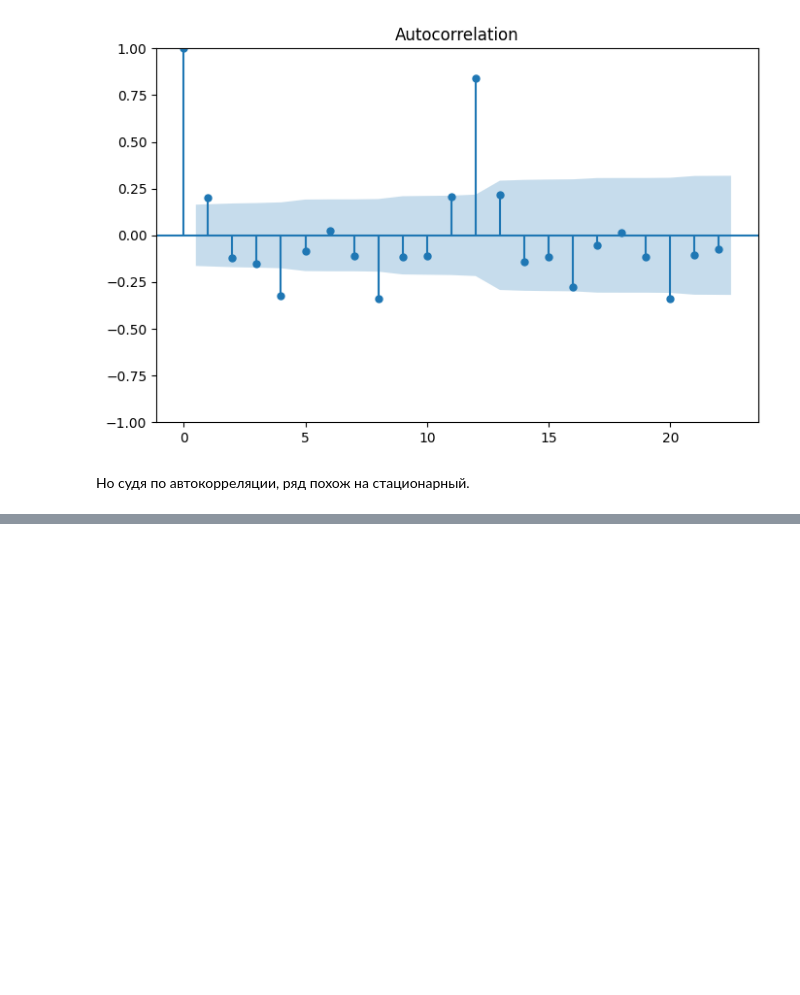
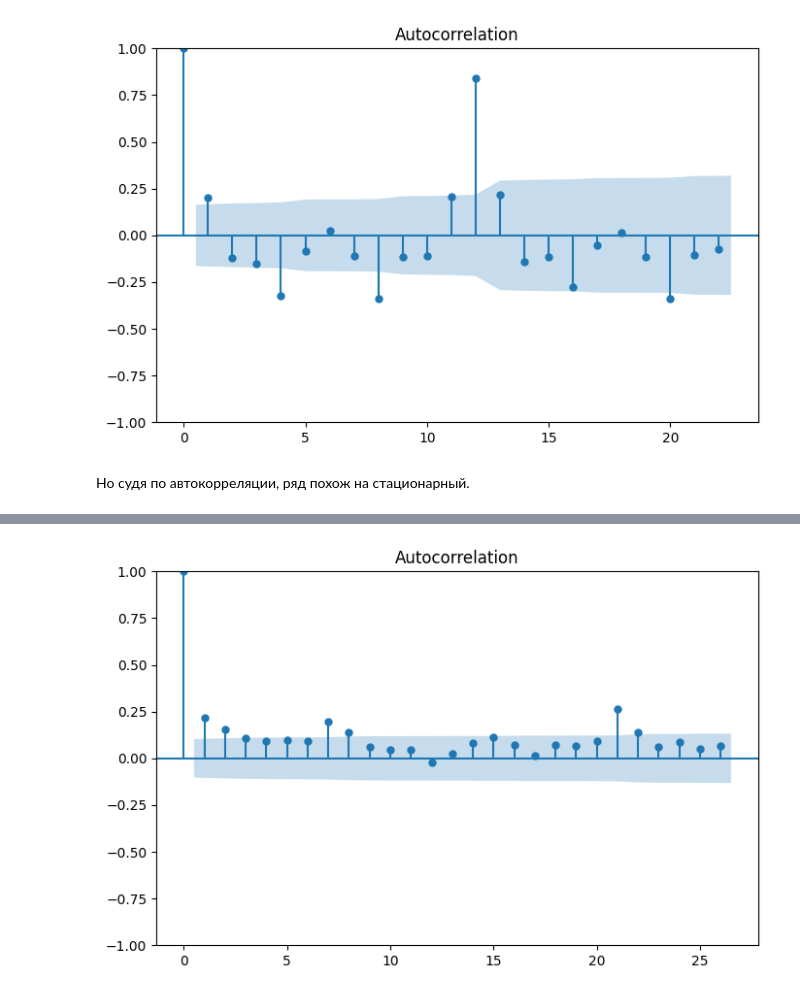
Before and after one commit to thelastgreykoala/time_series, a Jupyter notebook: TS_DZ1.ipynb, the cells around one changed output, grey strips where cells are left out. Saved outputs shown, nothing was run; the diff lists cells and outputs as text; code cells hidden in the pictures; blank space fills up the shorter version.

```diff
--- a/TS_DZ1.ipynb
+++ b/TS_DZ1.ipynb
@@ -334,0 +383,7 @@ plt.show()
+# %%
+rcParams['figure.figsize'] = 8, 5
+
+smt.graphics.plot_acf(female_births['Count'])
+plt.show()
+# %% [output]
+[figure, added]
```
Also changed, not shown: parts of 39 cells of this notebook.
